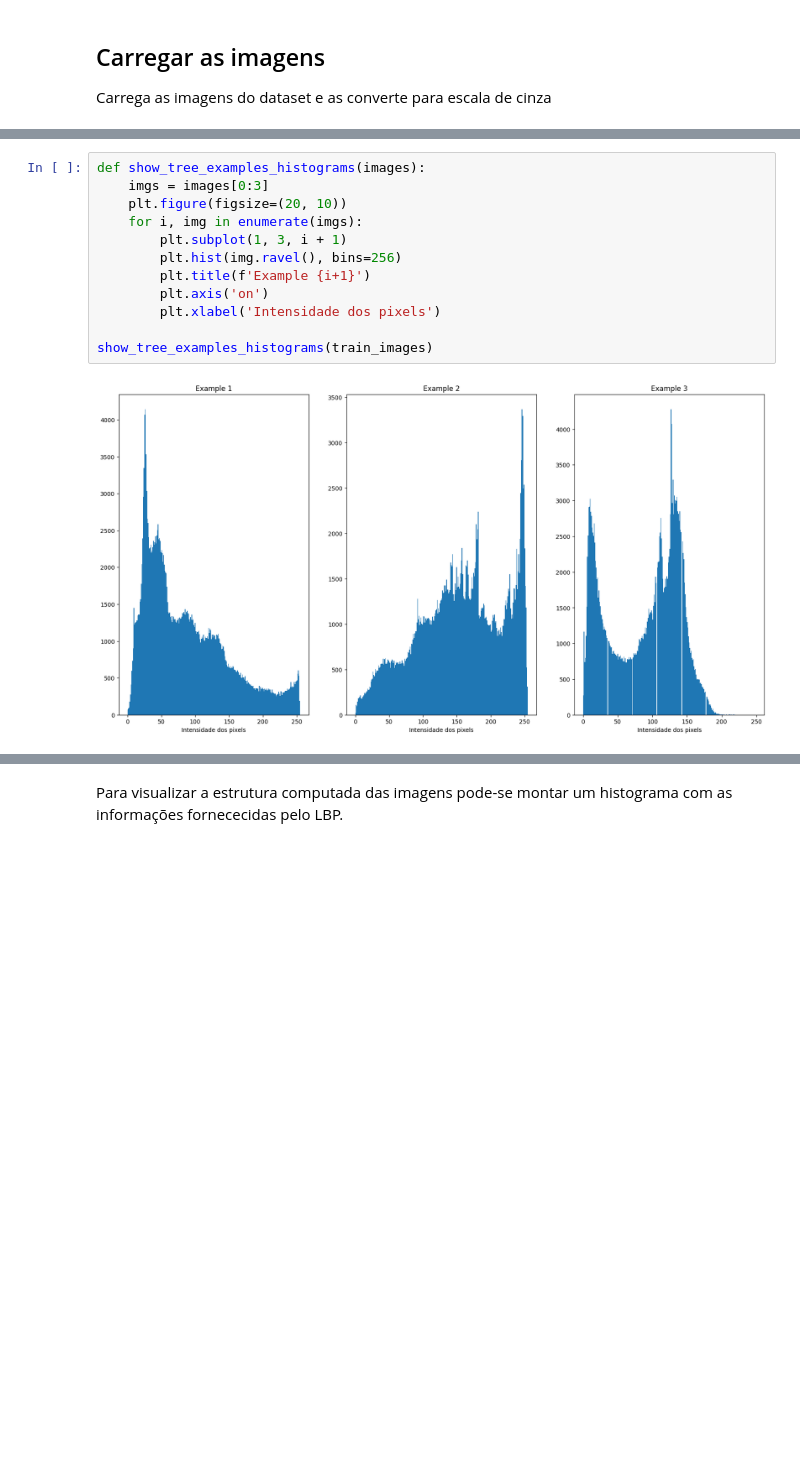
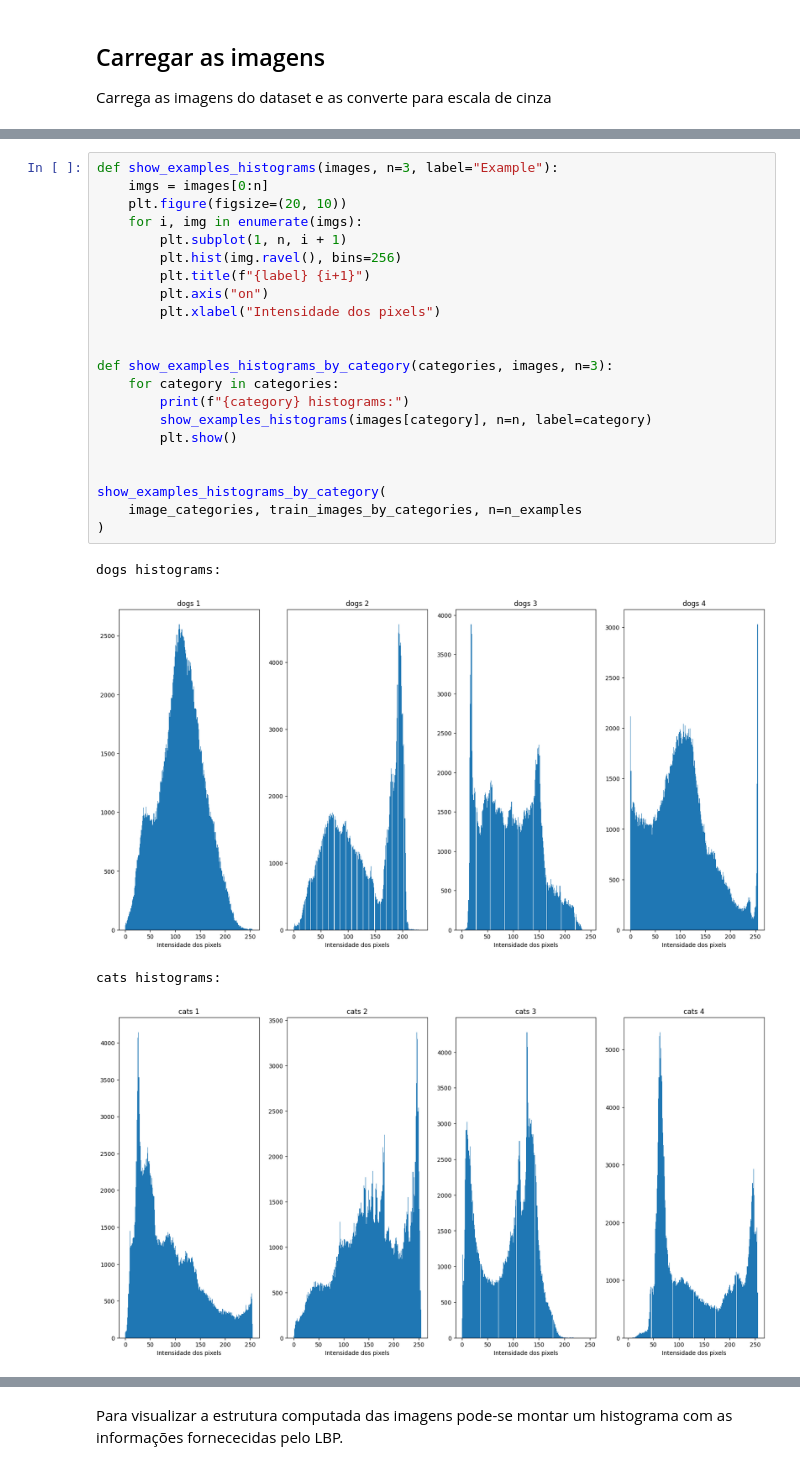
Before and after one commit to afmireski/images_classificator, a Jupyter notebook: main.ipynb, the cells around one changed output, grey strips where cells are left out. Drawn from its saved outputs; the diff is of its cells as text; blank space fills up the shorter version.

```diff
--- a/main.ipynb
+++ b/main.ipynb
@@ -45,17 +64,30 @@ Mostra o histograma da imagem para teste:
 # %%
-def show_tree_examples_histograms(images):
-    imgs = images[0:3]
+def show_examples_histograms(images, n=3, label="Example"):
+    imgs = images[0:n]
     plt.figure(figsize=(20, 10))
     for i, img in enumerate(imgs):
-        plt.subplot(1, 3, i + 1)
+        plt.subplot(1, n, i + 1)
         plt.hist(img.ravel(), bins=256)
-        plt.title(f'Example {i+1}')
-        plt.axis('on')
-        plt.xlabel('Intensidade dos pixels')
+        plt.title(f"{label} {i+1}")
+        plt.axis("on")
+        plt.xlabel("Intensidade dos pixels")
 
-show_tree_examples_histograms(train_images)
+
+def show_examples_histograms_by_category(categories, images, n=3):
+    for category in categories:
+        print(f"{category} histograms:")
+        show_examples_histograms(images[category], n=n, label=category)
+        plt.show()
+
+
+show_examples_histograms_by_category(
+    image_categories, train_images_by_categories, n=n_examples
+)
 # %% [output]
+dogs histograms:
-[figure, old version]
+[figure, new version]
+cats histograms:
+[figure, added]
 # %% [markdown]
 ## Extrair a estrutura das imagens de treino com LBP
 
```
Also changed, not shown: parts of 15 cells of this notebook, 1 other file.
